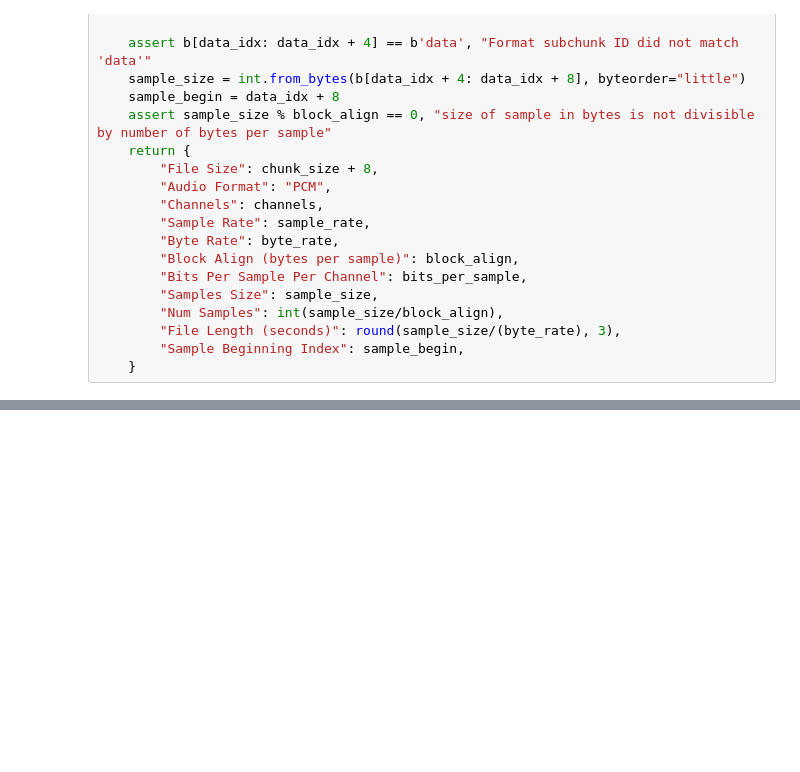
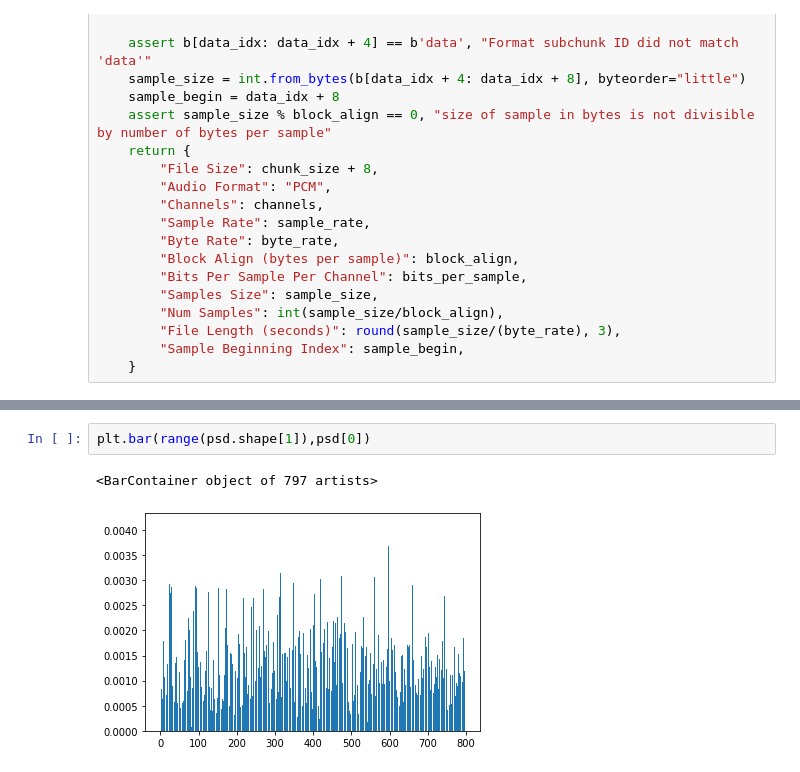
Before and after one commit to amanj120/wav_work, a Jupyter notebook: test.ipynb, the cells around one changed output, grey strips where cells are left out. Saved outputs shown, nothing was run; the diff lists cells and outputs as text; blank space fills up the shorter version.

```diff
--- a/test.ipynb
+++ b/test.ipynb
@@ -251,0 +325,5 @@ plt.bar(Nk, gabor[8])
+# %%
+plt.bar(range(psd.shape[1]),psd[0])
+# %% [output]
+<BarContainer object of 797 artists>
+[figure, added]
```
Also changed, not shown: parts of 84 cells of this notebook, 11 other files.
